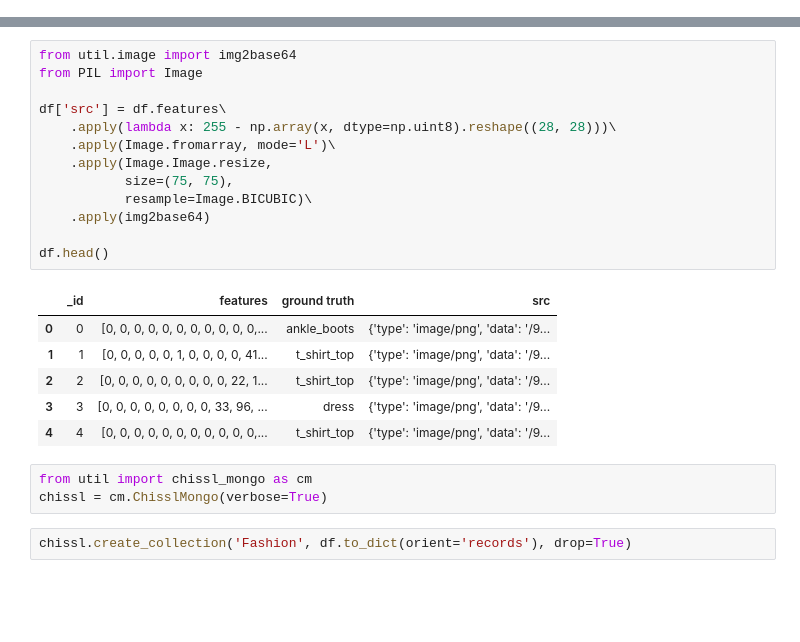
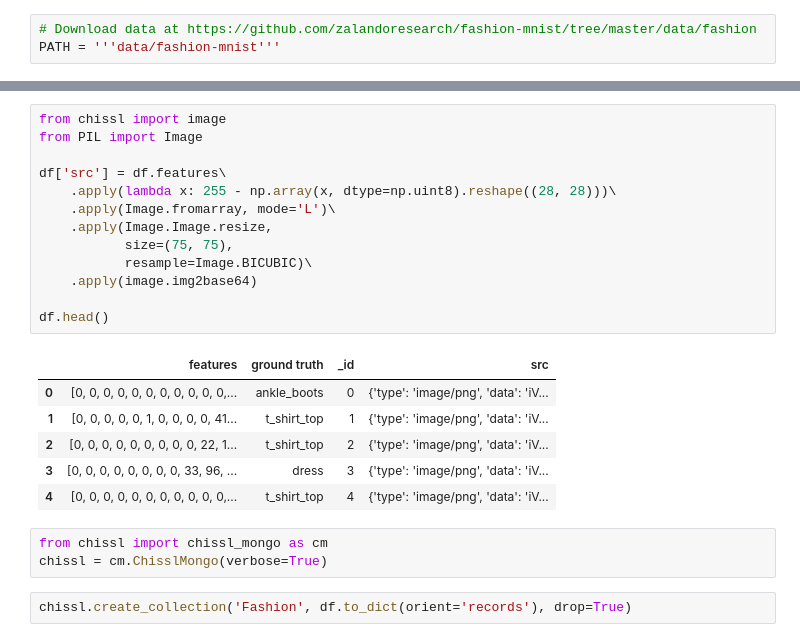
Before and after one commit to pnnl/chissl, a Jupyter notebook: applications/Fashion.ipynb, the cells around one changed output, grey strips where cells are left out. Cells and saved outputs as stored; diff of their text form; blank space fills up the shorter version.

```diff
--- a/applications/Fashion.ipynb
+++ b/applications/Fashion.ipynb
@@ -13,3 +11,6 @@ PATH = '~/data/fashion-mnist/data/fashion/'
+# %%
+# Download data at https://github.com/zalandoresearch/fashion-mnist/tree/master/data/fashion
+PATH = '''data/fashion-mnist'''
 # %%
 def load_mnist(path, kind='train'):
 
@@ -52,25 +53,25 @@ df.head()
 # %%
-from util.image import img2base64
+from chissl import image
 from PIL import Image
 
 df['src'] = df.features\
     .apply(lambda x: 255 - np.array(x, dtype=np.uint8).reshape((28, 28)))\
     .apply(Image.fromarray, mode='L')\
     .apply(Image.Image.resize,
            size=(75, 75),
            resample=Image.BICUBIC)\
-    .apply(img2base64)
+    .apply(image.img2base64)
 
 df.head()
 # %% [output]
-|  | _id | features | ground truth | src |
-| 0 | 0 | [0, 0, 0, 0, 0, 0, 0, 0, 0, 0, 0,... | ankle_boots | {'type': 'image/png', 'data': '/9... |
-| 1 | 1 | [0, 0, 0, 0, 0, 1, 0, 0, 0, 0, 41... | t_shirt_top | {'type': 'image/png', 'data': '/9... |
-| 2 | 2 | [0, 0, 0, 0, 0, 0, 0, 0, 0, 22, 1... | t_shirt_top | {'type': 'image/png', 'data': '/9... |
-| 3 | 3 | [0, 0, 0, 0, 0, 0, 0, 0, 33, 96, ... | dress | {'type': 'image/png', 'data': '/9... |
-| 4 | 4 | [0, 0, 0, 0, 0, 0, 0, 0, 0, 0, 0,... | t_shirt_top | {'type': 'image/png', 'data': '/9... |
+|  | features | ground truth | _id | src |
+| 0 | [0, 0, 0, 0, 0, 0, 0, 0, 0, 0, 0,... | ankle_boots | 0 | {'type': 'image/png', 'data': 'iV... |
+| 1 | [0, 0, 0, 0, 0, 1, 0, 0, 0, 0, 41... | t_shirt_top | 1 | {'type': 'image/png', 'data': 'iV... |
+| 2 | [0, 0, 0, 0, 0, 0, 0, 0, 0, 22, 1... | t_shirt_top | 2 | {'type': 'image/png', 'data': 'iV... |
+| 3 | [0, 0, 0, 0, 0, 0, 0, 0, 33, 96, ... | dress | 3 | {'type': 'image/png', 'data': 'iV... |
+| 4 | [0, 0, 0, 0, 0, 0, 0, 0, 0, 0, 0,... | t_shirt_top | 4 | {'type': 'image/png', 'data': 'iV... |
 # %%
-from util import chissl_mongo as cm
+from chissl import chissl_mongo as cm
 chissl = cm.ChisslMongo(verbose=True)
 # %%
 chissl.create_collection('Fashion', df.to_dict(orient='records'), drop=True)
```
Also changed, not shown: parts of 6 cells of this notebook, 4 other files.
